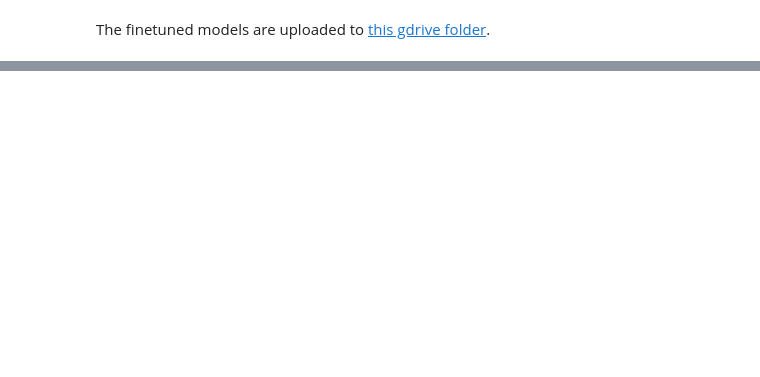
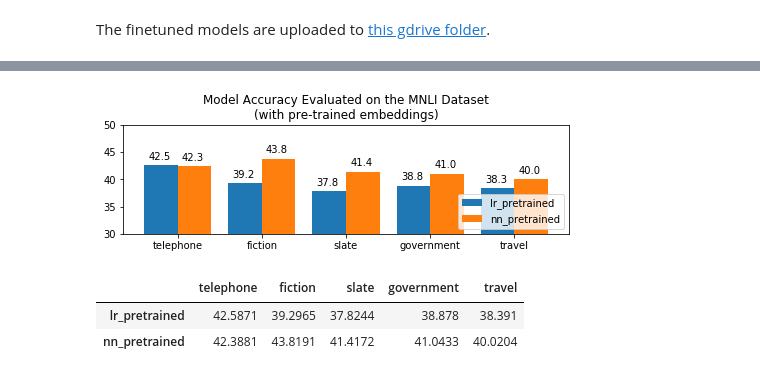
Before and after one commit to iyengarlekha/BOW-model-for-Natural-Language-Inference, a Jupyter notebook: Finetune with MNLI.ipynb, the cells around one changed output, grey strips where cells are left out. Drawn from its saved outputs; the diff is of its cells as text; code cells hidden in the pictures; blank space fills up the shorter version.

```diff
--- a/Finetune with MNLI.ipynb
+++ b/Finetune with MNLI.ipynb
@@ -361,0 +482,11 @@ for p in ax.patches:
+# %%
+VOCAB_SIZE = 100000
+CAT_MODE = 'DIRECT'
+
+vectors = pkl.load(open('pickle/'+str(VOCAB_SIZE)+'_vectors.pkl', 'rb'))
+id2token = pkl.load(open('pickle/'+str(VOCAB_SIZE)+'_id2token.pkl', 'rb'))
+token2id = pkl.load(open('pickle/'+str(VOCAB_SIZE)+'_token2id.pkl', 'rb'))
+
+LR_PRETRAINED_MODEL = 'models/snli_pretrained/'+str(VOCAB_SIZE)+'_pretrain_'+CAT_MODE+'_log-reg.pt'
+lr_pretrained_model = LRModel(VOCAB_SIZE, 300, len(id2token), 3, CAT_MODE, is_pretrained = True)
+lr_pretrained_model.load_state_dict(torch.load(LR_PRETRAINED_MODEL, map_location=torch.device('cpu')))
@@ -361,0 +495,35 @@ for p in ax.patches:
+# %%
+VOCAB_SIZE = 100000
+CAT_MODE = 'DIRECT'
+
+vectors = pkl.load(open('pickle/'+str(VOCAB_SIZE)+'_vectors.pkl', 'rb'))
+id2token = pkl.load(open('pickle/'+str(VOCAB_SIZE)+'_id2token.pkl', 'rb'))
+token2id = pkl.load(open('pickle/'+str(VOCAB_SIZE)+'_token2id.pkl', 'rb'))
+
+NN_PRETRAINED_MODEL = 'models/snli_pretrained/'+str(VOCAB_SIZE)+'_pretrained_'+CAT_MODE+'_neural-net.pt'
+num_embed = len(id2token)
+nn_pretrained_model = NNModel(VOCAB_SIZE, 300, num_embed, HIDDEN_DIM, 3, CAT_MODE, is_pretrained = True)
+nn_pretrained_model.load_state_dict(torch.load(NN_PRETRAINED_MODEL, map_location=torch.device('cpu')))
+# %%
+model_type = {'lr_pretrained': (lr_pretrained_model, token2id), 'nn_pretrained': (nn_pretrained_model, token2id)}
+df_eval_pretrained = pd.DataFrame(index=model_type.keys(), columns=all_genre)
+for name, (model, token2id) in model_type.items():
+    for genre in all_genre:
+        _, val_loader = get_data_loaders(genre, token2id)
+        val_acc = acc(val_loader, model)
+        df_eval_pretrained[genre][name] = val_acc
+# %%
+ax = df_eval_pretrained.T.plot(kind='bar', title='Model Accuracy Evaluated on the MNLI Dataset\n(with pre-trained embeddings)',
+               figsize=(8, 2), width=0.8, ylim=(30,50), rot=0)
+ax.legend(loc='lower right')
+for p in ax.patches:
+    ax.annotate(str(p.get_height())[:4], xy=(p.get_x()+0.05, p.get_height()+1))
+plt.savefig('evalMNLI_pretrained.png')
+# %% [output]
+[figure, added]
+# %%
+df_eval_pretrained
+# %% [output]
+|  | telephone | fiction | slate | government | travel |
+| lr_pretrained | 42.5871 | 39.2965 | 37.8244 | 38.878 | 38.391 |
+| nn_pretrained | 42.3881 | 43.8191 | 41.4172 | 41.0433 | 40.0204 |
```
Also changed, not shown: parts of 13 cells of this notebook.
